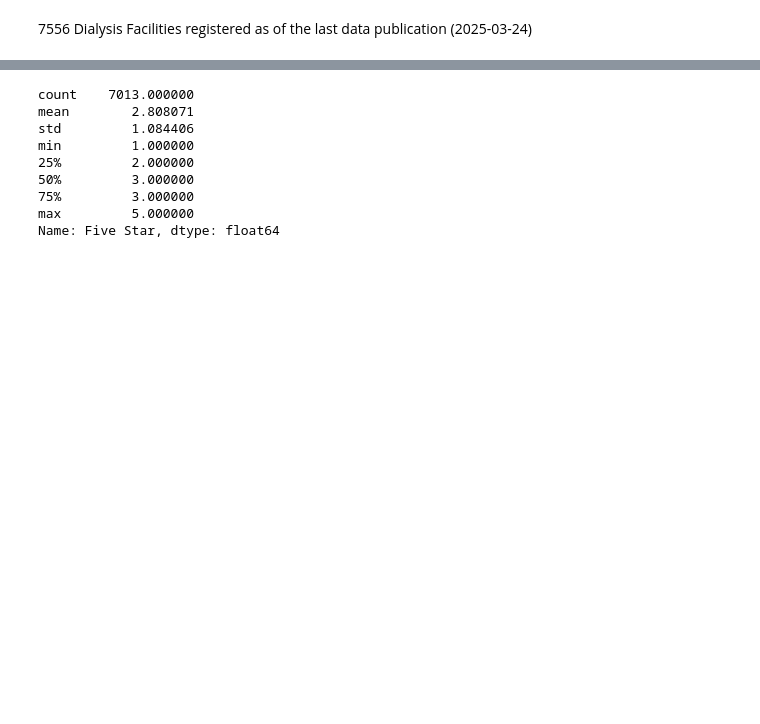
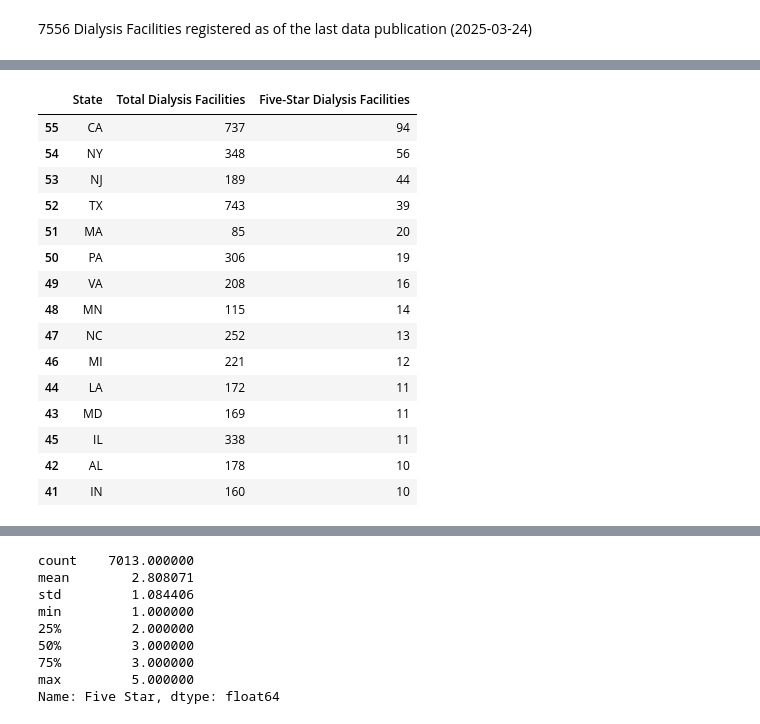
Before and after one commit to bm760/udacity-ds-project1, a Jupyter notebook: Dialysis Analysis.ipynb, the cells around one changed output, grey strips where cells are left out. Drawn from its saved outputs; the diff is of its cells as text; code cells hidden in the pictures; blank space fills up the shorter version.

```diff
--- a/Dialysis Analysis.ipynb
+++ b/Dialysis Analysis.ipynb
@@ -88,3 +110,22 @@ there are 509 five-star facilities in the US
+# %%
+count_five_star(dfc_f).sort_values('Five-Star Dialysis Facilities', ascending=False).head(15)
+# %% [output]
+|  | State | Total Dialysis Facilities | Five-Star Dialysis Facilities |
+| 55 | CA | 737 | 94 |
+| 54 | NY | 348 | 56 |
+| 53 | NJ | 189 | 44 |
+| 52 | TX | 743 | 39 |
+| 51 | MA | 85 | 20 |
+| 50 | PA | 306 | 19 |
+| 49 | VA | 208 | 16 |
+| 48 | MN | 115 | 14 |
+| 47 | NC | 252 | 13 |
+| 46 | MI | 221 | 12 |
+| 44 | LA | 172 | 11 |
+| 43 | MD | 169 | 11 |
+| 45 | IL | 338 | 11 |
+| 42 | AL | 178 | 10 |
+| 41 | IN | 160 | 10 |
 # %%
 # set notebook to display unlimited rows , because dataset has 100+ features to inspect
 pd.set_option('display.max_rows', None)
```
Also changed, not shown: parts of 47 cells of this notebook.
